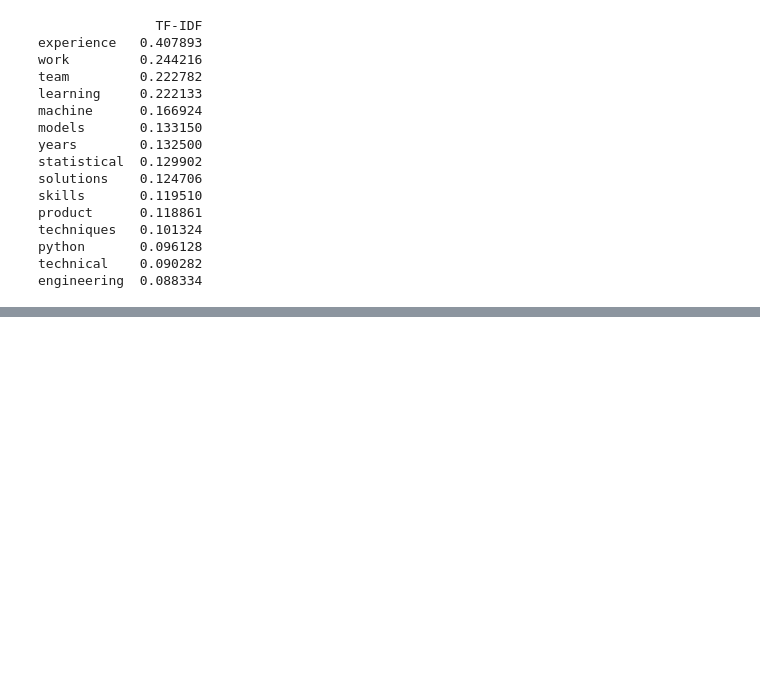
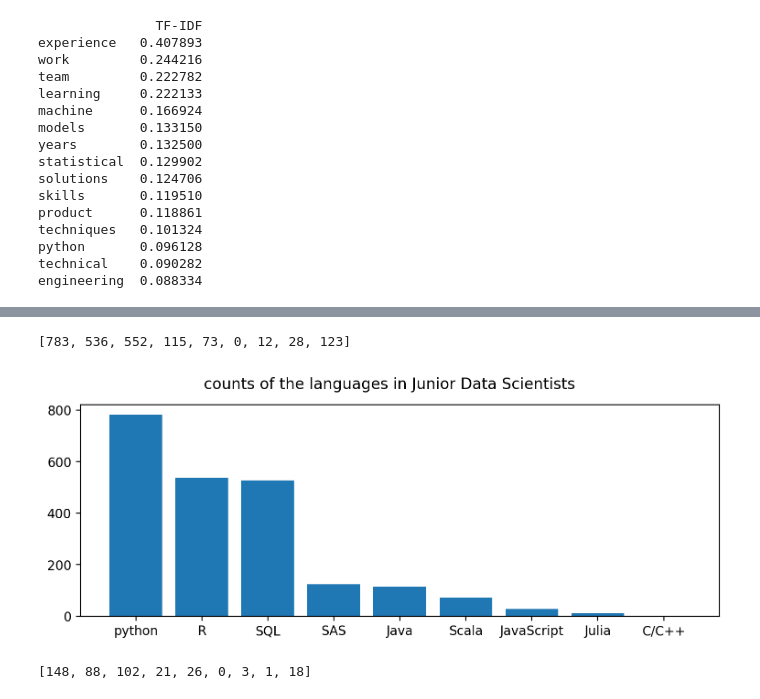
Before and after one commit to ericyang94/DS-Job-Analysis, a Jupyter notebook: Data_Analysis/Indeed_NLP_Analysis.ipynb, the cells around one changed output, grey strips where cells are left out. Drawn from its saved outputs; the diff is of its cells as text; code cells hidden in the pictures; blank space fills up the shorter version.

Commit message:
Simple count of top lanugage and skill qualifications

```diff
--- a/Data_Analysis/Indeed_NLP_Analysis.ipynb
+++ b/Data_Analysis/Indeed_NLP_Analysis.ipynb
@@ -285,0 +325,20 @@ engineering  0.088334
+# %%
+[python, r_language, sql, java, scala, c_language, julia, javascript, SAS]
+# %% [output]
+[783, 536, 552, 115, 73, 0, 12, 28, 123]
+# %%
+df_language = {'languagues': ["python","R", "SQL", "Java", "Scala", "C/C++", "Julia", "JavaScript", 'SAS'],
+        'count': [783, 536, 527, 115, 73, 0, 12, 28, 123]}
+df_language = pd.DataFrame(df_language, columns = ['languagues', 'count'])
+df_language_jr = df_language.sort_values(by=['count'], ascending=False)
+# %%
+names = df_language_jr['languagues']
+values = df_language_jr['count']
+
+plt.figure(figsize=(9, 3))
+
+plt.bar(names,values)
+plt.suptitle('counts of the languages in Junior Data Scientists')
+plt.show()
+# %% [output]
+[figure, added]
@@ -285,0 +379,4 @@ engineering  0.088334
+# %%
+[python, r_language, sql, java, scala, c_language, julia, javascript, SAS]
+# %% [output]
+[148, 88, 102, 21, 26, 0, 3, 1, 18]
```
Also changed, not shown: parts of 27 cells of this notebook.
